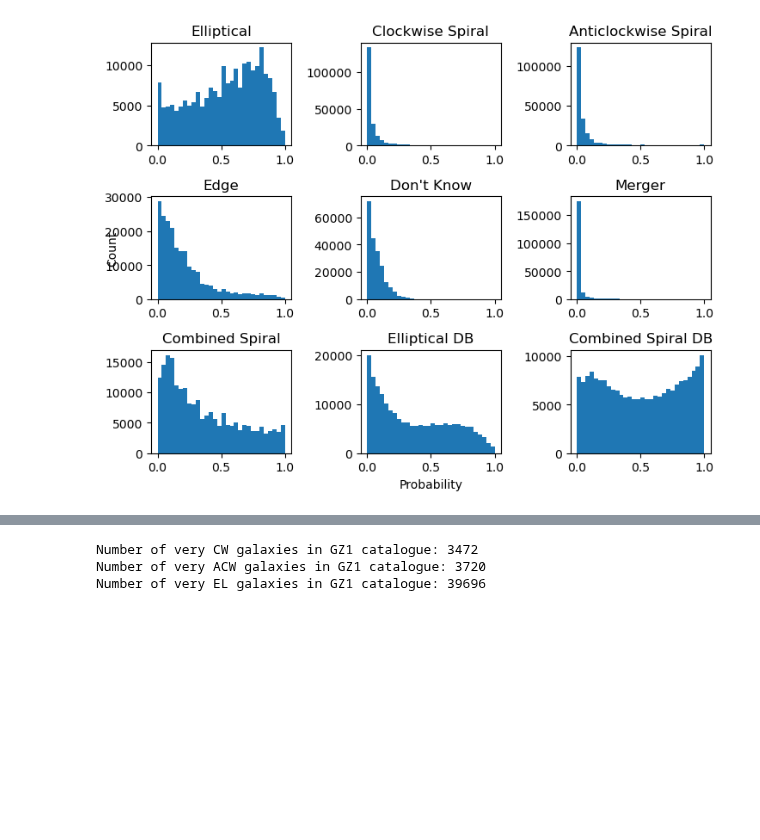
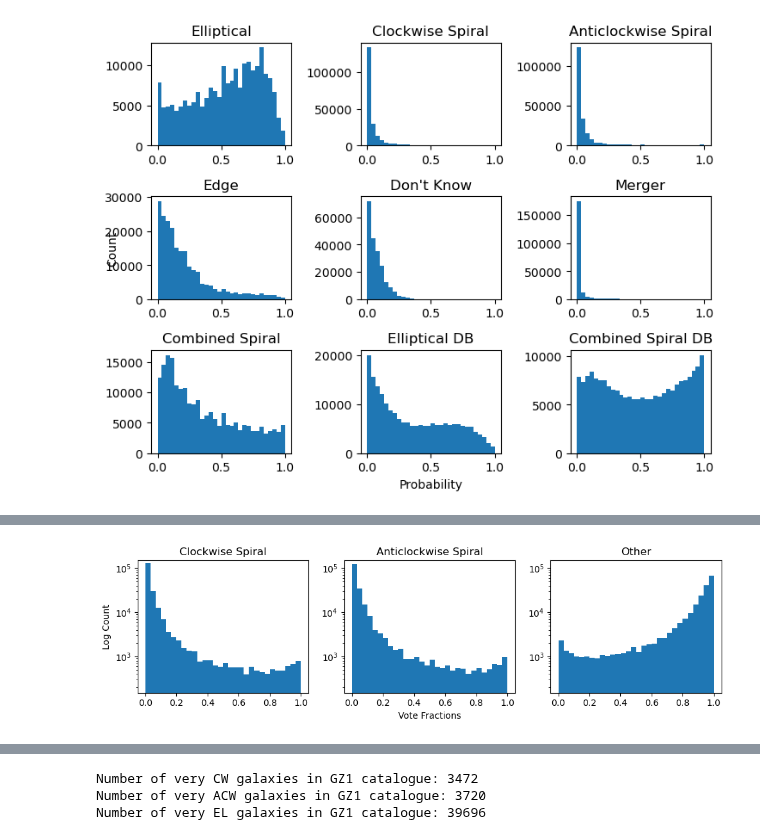
Before and after one commit to neil-power/mphys-galaxy, a Jupyter notebook: Code/data_processing/data_visualisation.ipynb, the cells around one changed output, grey strips where cells are left out. Drawn from its saved outputs; the diff is of its cells as text; code cells hidden in the pictures; blank space fills up the shorter version.

```diff
--- a/Code/data_processing/data_visualisation.ipynb
+++ b/Code/data_processing/data_visualisation.ipynb
@@ -68,0 +82,6 @@ plt.show()
+# %%
+CUT_CATALOG_PATH = '../../Data/gz1_desi_cross_cat_cut.csv'
+cut_cat = pd.read_csv(CUT_CATALOG_PATH)
+plot_vote_fractions(cut_cat)
+# %% [output]
+[figure, added]
```
Also changed, not shown: parts of 7 cells of this notebook, 1 other file.
